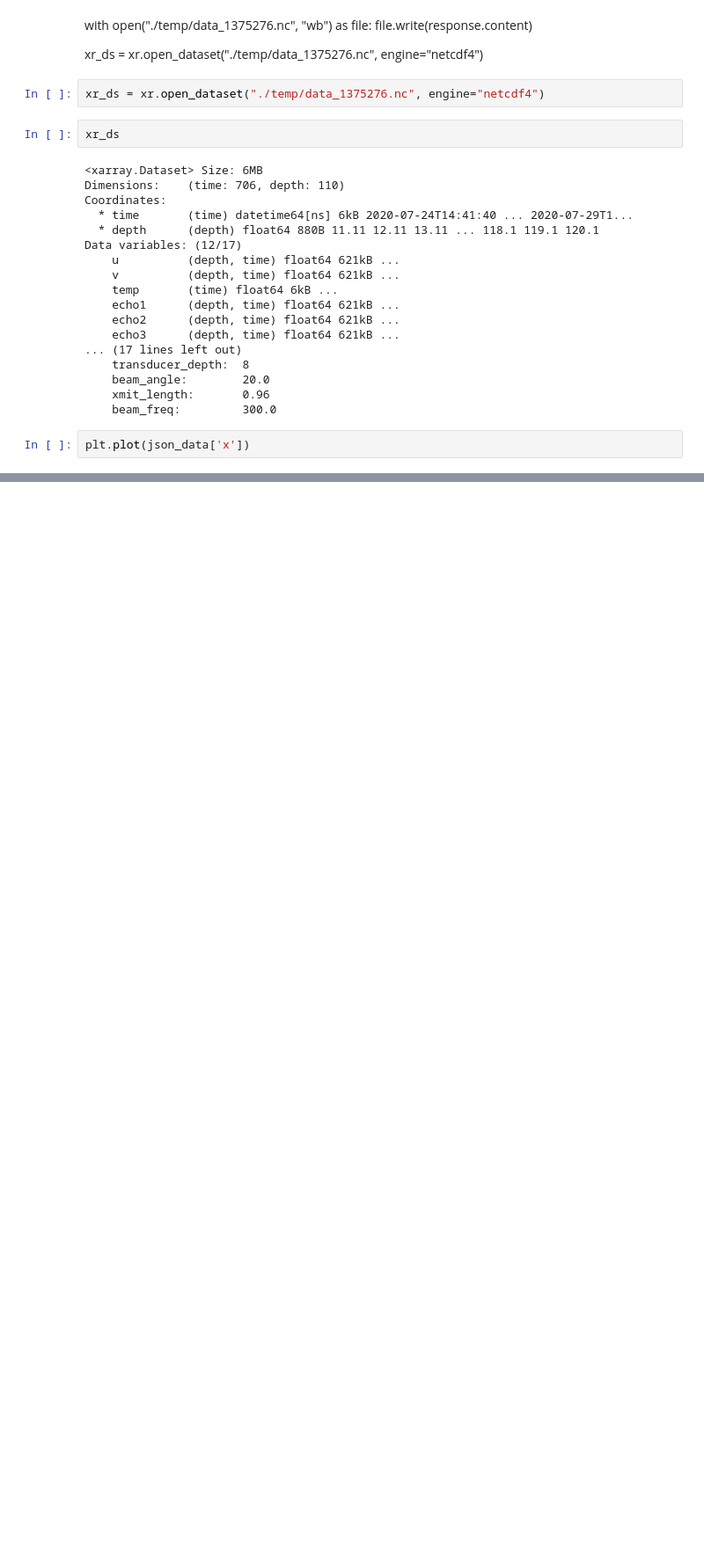
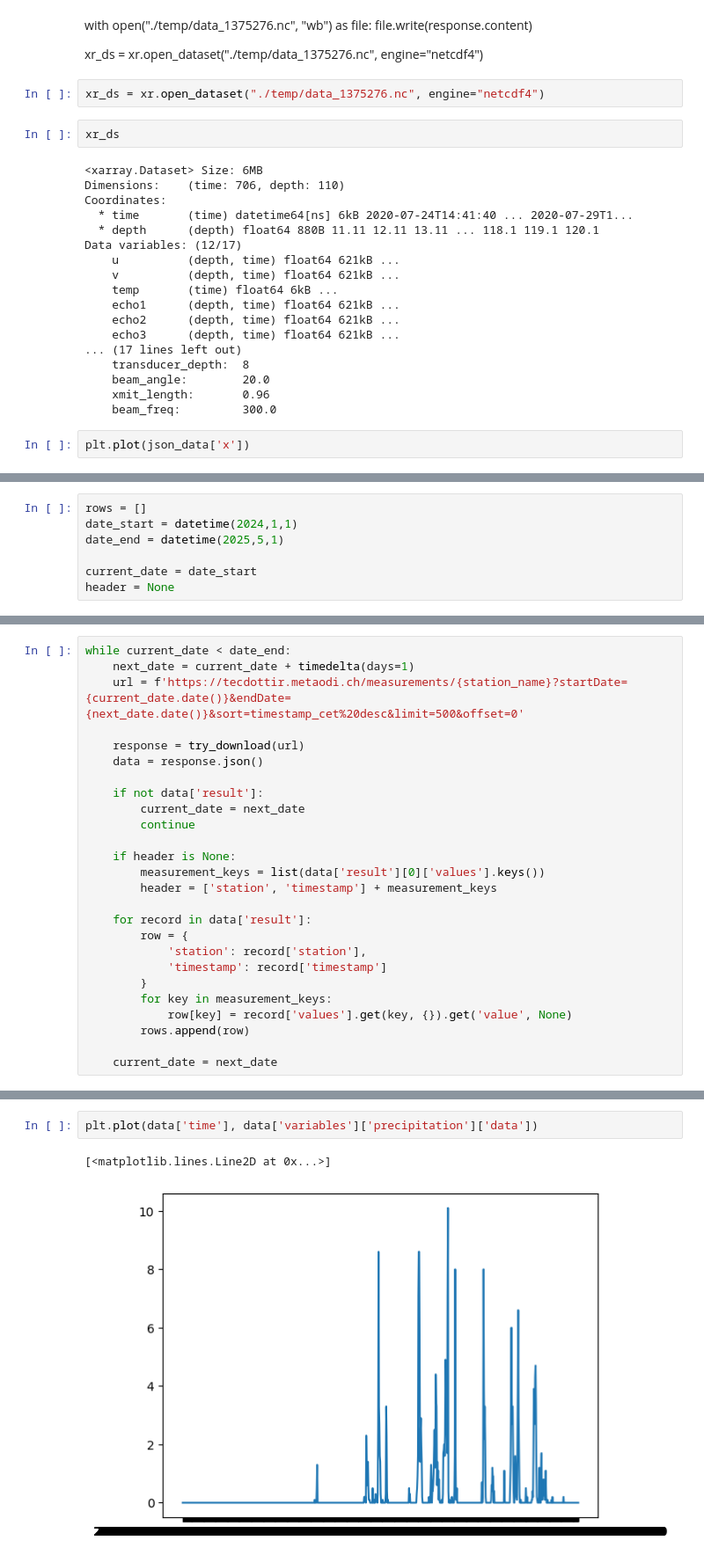
Before and after one commit to leroquan/plot_results, a Jupyter notebook: data/download_data.ipynb, the cells around one changed output, grey strips where cells are left out. Shown at 88% size. Drawn from its saved outputs; the diff is of its cells as text; blank space fills up the shorter version.

```diff
--- a/data/download_data.ipynb
+++ b/data/download_data.ipynb
@@ -217,0 +301,7 @@ plt.plot(json_data['x'])
+# %%
+rows = []
+date_start = datetime(2024,1,1)
+date_end = datetime(2025,5,1)
+
+current_date = date_start
+header = None
@@ -217,0 +311,26 @@ plt.plot(json_data['x'])
+# %%
+while current_date < date_end:
+    next_date = current_date + timedelta(days=1)
+    url = f'https://tecdottir.metaodi.ch/measurements/{station_name}?startDate={current_date.date()}&endDate={next_date.date()}&sort=timestamp_cet%20desc&limit=500&offset=0'
+
+    response = try_download(url)
+    data = response.json()
+
+    if not data['result']:
+        current_date = next_date
+        continue
+
+    if header is None:
+        measurement_keys = list(data['result'][0]['values'].keys())
+        header = ['station', 'timestamp'] + measurement_keys
+
+    for record in data['result']:
+        row = {
+            'station': record['station'],
+            'timestamp': record['timestamp']
+        }
+        for key in measurement_keys:
+            row[key] = record['values'].get(key, {}).get('value', None)
+        rows.append(row)
+
+    current_date = next_date
@@ -217,0 +342,5 @@ plt.plot(json_data['x'])
+# %%
+plt.plot(data['time'], data['variables']['precipitation']['data'])
+# %% [output]
+[<matplotlib.lines.Line2D at 0x...>]
+[figure, added]
```
Also changed, not shown: parts of 26 cells of this notebook.
